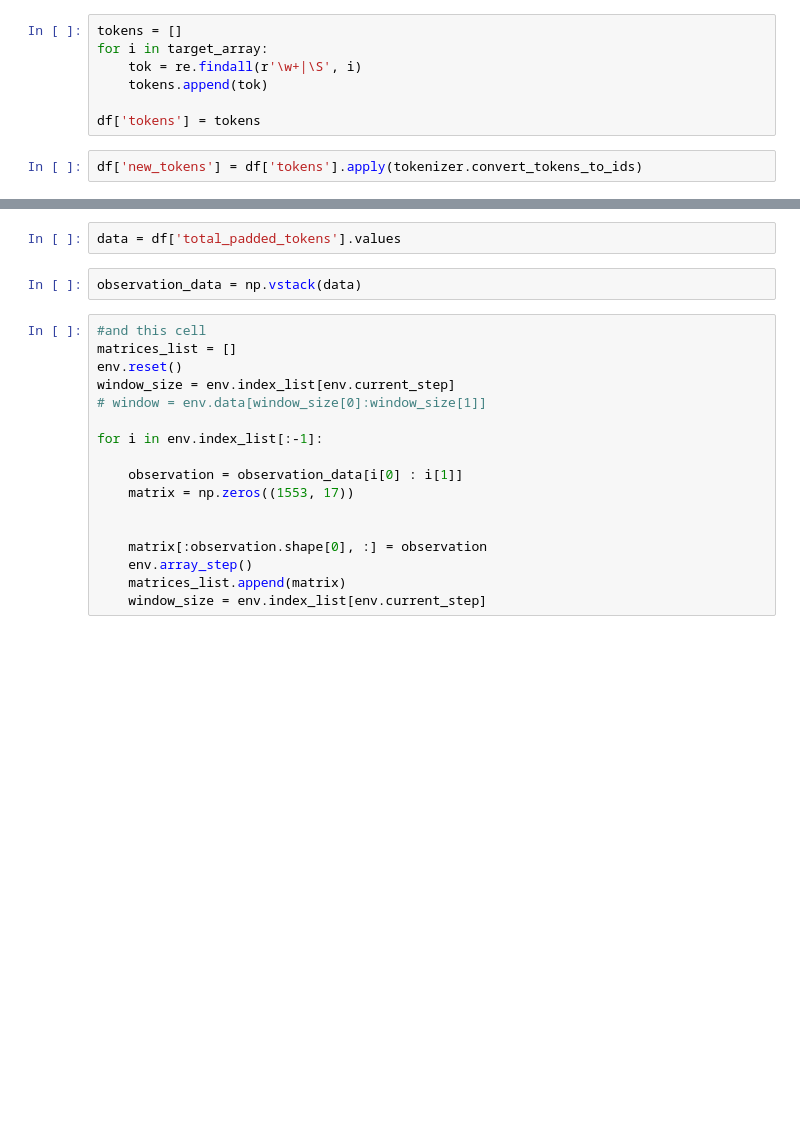
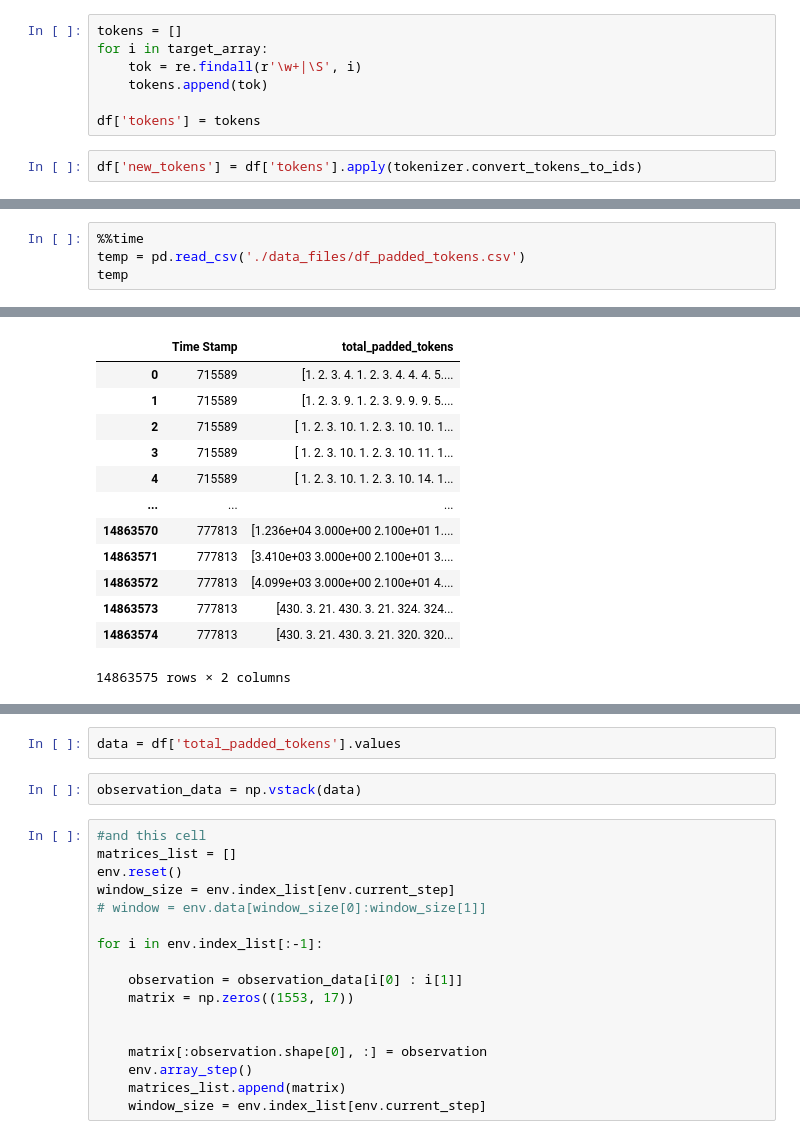
Before and after one commit to TRO-Wolf/CyberSecProj, a Jupyter notebook: PreProcess2.ipynb, the cells around one changed output, grey strips where cells are left out. Saved outputs shown, nothing was run; the diff lists cells and outputs as text; blank space fills up the shorter version.

```diff
--- a/PreProcess2.ipynb
+++ b/PreProcess2.ipynb
@@ -486,0 +215,5 @@ df.to_feather('new.feather')
+# %%
+%%time
+temp = pd.read_csv('./data_files/df_padded_tokens.csv')
+temp
+# %% [output]
@@ -486,0 +222,13 @@ df.to_feather('new.feather')
+|  | Time Stamp | total_padded_tokens |
+| 0 | 715589 | [1. 2. 3. 4. 1. 2. 3. 4. 4. 4. 5.... |
+| 1 | 715589 | [1. 2. 3. 9. 1. 2. 3. 9. 9. 9. 5.... |
+| 2 | 715589 | [ 1. 2. 3. 10. 1. 2. 3. 10. 10. 1... |
+| 3 | 715589 | [ 1. 2. 3. 10. 1. 2. 3. 10. 11. 1... |
+| 4 | 715589 | [ 1. 2. 3. 10. 1. 2. 3. 10. 14. 1... |
+| ... | ... | ... |
+| 14863570 | 777813 | [1.236e+04 3.000e+00 2.100e+01 1.... |
+| 14863571 | 777813 | [3.410e+03 3.000e+00 2.100e+01 3.... |
+| 14863572 | 777813 | [4.099e+03 3.000e+00 2.100e+01 4.... |
+| 14863573 | 777813 | [430. 3. 21. 430. 3. 21. 324. 324... |
+| 14863574 | 777813 | [430. 3. 21. 430. 3. 21. 320. 320... |
+14863575 rows × 2 columns
```
Also changed, not shown: parts of 103 cells of this notebook, 21 other files.
